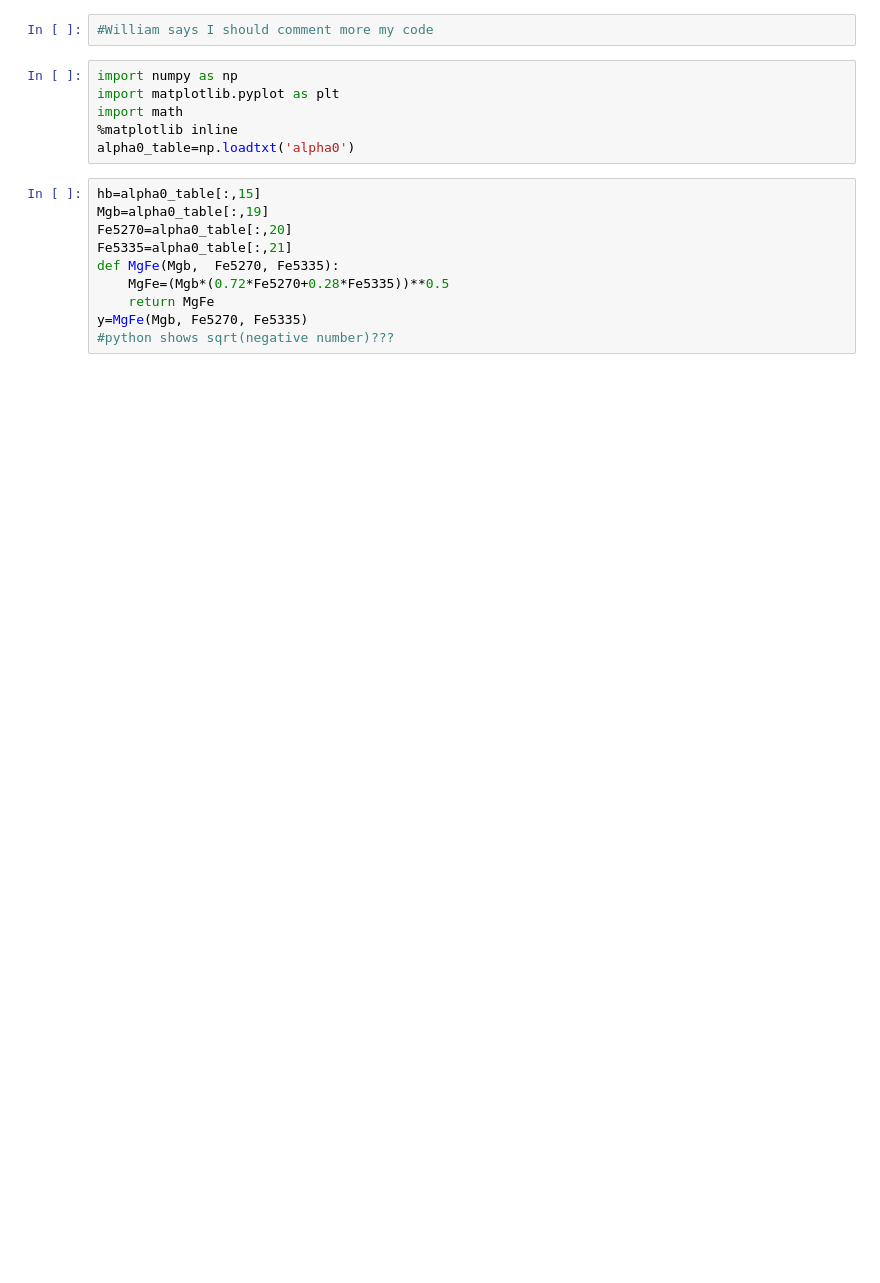
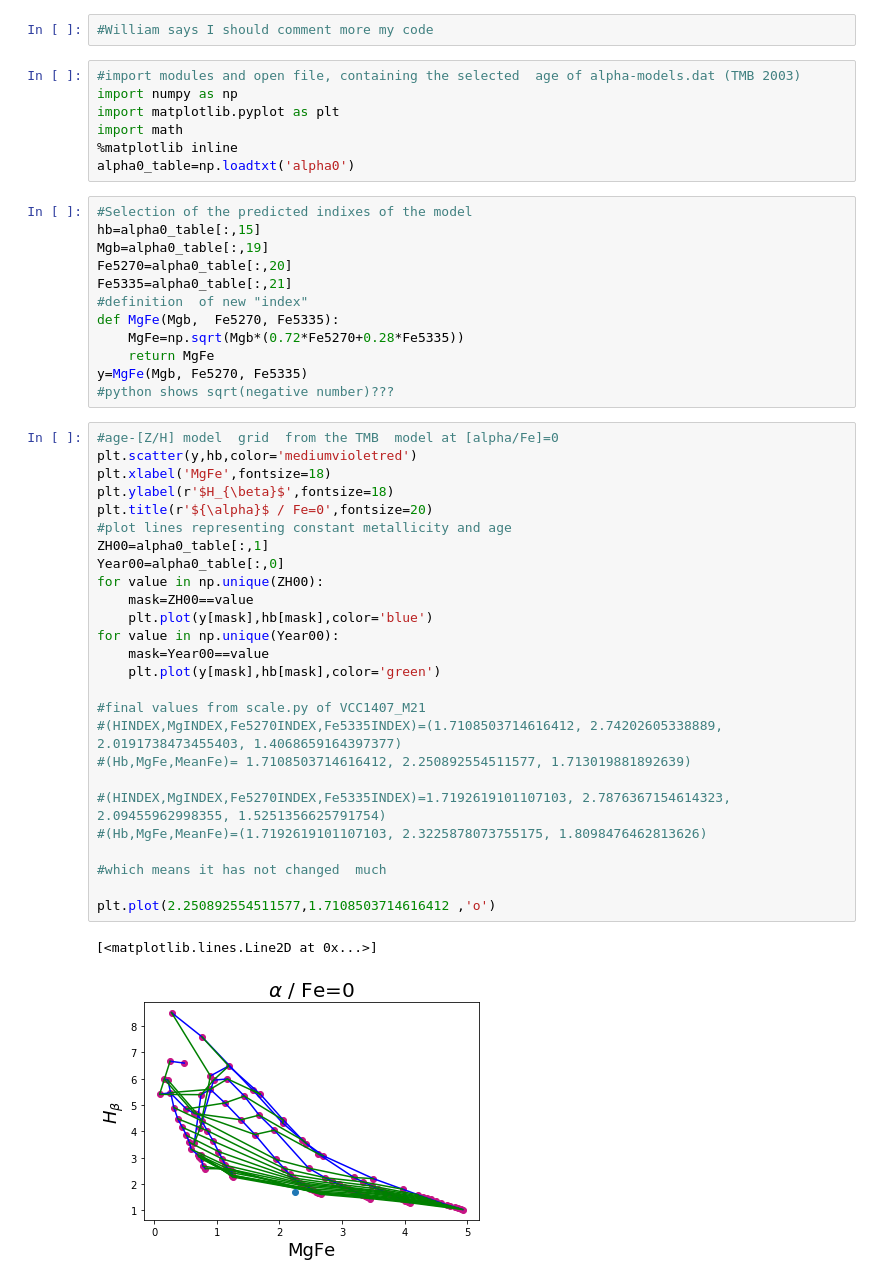
Before and after one commit to iabril020/OSP, a Jupyter notebook: grid(alphaFe).ipynb, the cells around one changed output. Cells and saved outputs as stored; diff of their text form; blank space fills up the shorter version.

```diff
--- a/grid(alphaFe).ipynb
+++ b/grid(alphaFe).ipynb
@@ -1,19 +1,51 @@
 # %%
 #William says I should comment more my code
 # %%
+#import modules and open file, containing the selected  age of alpha-models.dat (TMB 2003)
 import numpy as np
 import matplotlib.pyplot as plt
 import math
 %matplotlib inline
 alpha0_table=np.loadtxt('alpha0')
 # %%
+#Selection of the predicted indixes of the model
 hb=alpha0_table[:,15]
 Mgb=alpha0_table[:,19]
 Fe5270=alpha0_table[:,20]
 Fe5335=alpha0_table[:,21]
+#definition  of new "index"
 def MgFe(Mgb,  Fe5270, Fe5335):
-    MgFe=(Mgb*(0.72*Fe5270+0.28*Fe5335))**0.5
+    MgFe=np.sqrt(Mgb*(0.72*Fe5270+0.28*Fe5335))
     return MgFe
 y=MgFe(Mgb, Fe5270, Fe5335)
 #python shows sqrt(negative number)???
+# %%
+#age-[Z/H] model  grid  from the TMB  model at [alpha/Fe]=0
+plt.scatter(y,hb,color='mediumvioletred')
+plt.xlabel('MgFe',fontsize=18)
+plt.ylabel(r'$H_{\beta}$',fontsize=18)
+plt.title(r'${\alpha}$ / Fe=0',fontsize=20)
+#plot lines representing constant metallicity and age
+ZH00=alpha0_table[:,1]
+Year00=alpha0_table[:,0]
+for value in np.unique(ZH00):
+    mask=ZH00==value
+    plt.plot(y[mask],hb[mask],color='blue')
+for value in np.unique(Year00):
+    mask=Year00==value
+    plt.plot(y[mask],hb[mask],color='green')
+
+#final values from scale.py of VCC1407_M21
+#(HINDEX,MgINDEX,Fe5270INDEX,Fe5335INDEX)=(1.7108503714616412, 2.74202605338889, 2.0191738473455403, 1.4068659164397377)
+#(Hb,MgFe,MeanFe)= 1.7108503714616412, 2.250892554511577, 1.713019881892639)
+
+#(HINDEX,MgINDEX,Fe5270INDEX,Fe5335INDEX)=1.7192619101107103, 2.7876367154614323, 2.09455962998355, 1.5251356625791754)
+#(Hb,MgFe,MeanFe)=(1.7192619101107103, 2.3225878073755175, 1.8098476462813626)
+
+#which means it has not changed  much
+
+plt.plot(2.250892554511577,1.7108503714616412 ,'o')
+# %% [output]
+[<matplotlib.lines.Line2D at 0x...>]
+[figure, added]
 # %%
```
Also changed, not shown: parts of 3 cells of this notebook, 1 other file.
